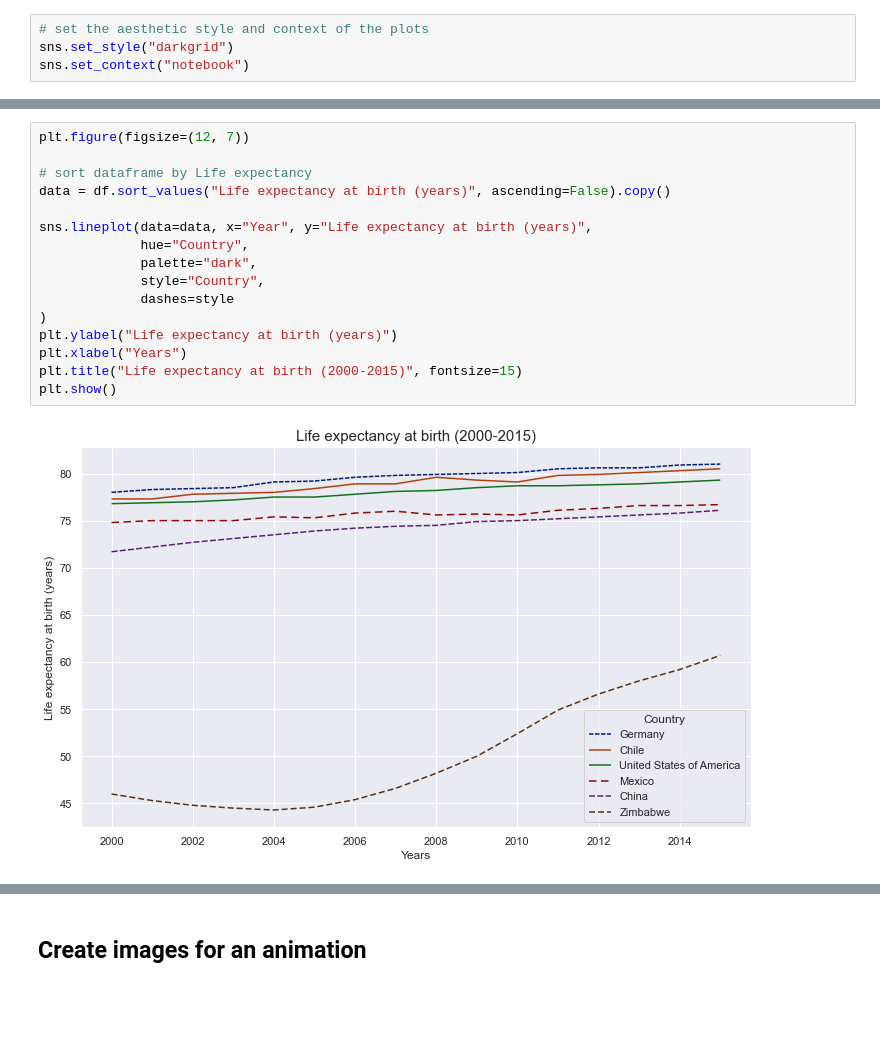
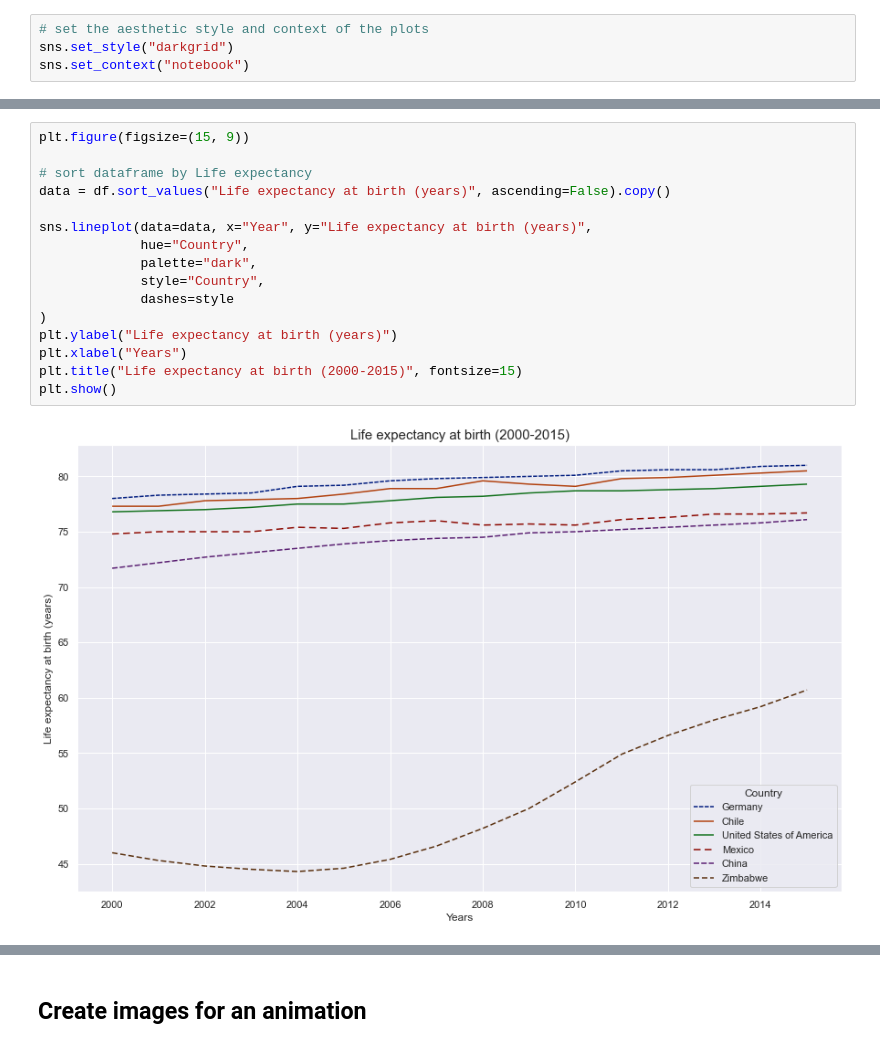
Before and after one commit to lep511/Life-Expectancy-and-GDP, a Jupyter notebook: life_expectancy_gdp.ipynb, the cells around one changed output, grey strips where cells are left out. Drawn from its saved outputs; the diff is of its cells as text; blank space fills up the shorter version.

```diff
--- a/life_expectancy_gdp.ipynb
+++ b/life_expectancy_gdp.ipynb
@@ -88,21 +70,21 @@ plt.show()
 # %%
-plt.figure(figsize=(12, 7))
+plt.figure(figsize=(15, 9))
 
 # sort dataframe by Life expectancy
 data = df.sort_values("Life expectancy at birth (years)", ascending=False).copy()
 
 sns.lineplot(data=data, x="Year", y="Life expectancy at birth (years)",
              hue="Country",
              palette="dark",
              style="Country",
              dashes=style
 )
 plt.ylabel("Life expectancy at birth (years)")
 plt.xlabel("Years")
 plt.title("Life expectancy at birth (2000-2015)", fontsize=15)
 plt.show()
 # %% [output]
-[figure, old version]
+[figure, new version]
 # %%
 labeled_scatter(df, 2000)
 # %% [output]
```
Also changed, not shown: parts of 17 cells of this notebook, 19 other files.
